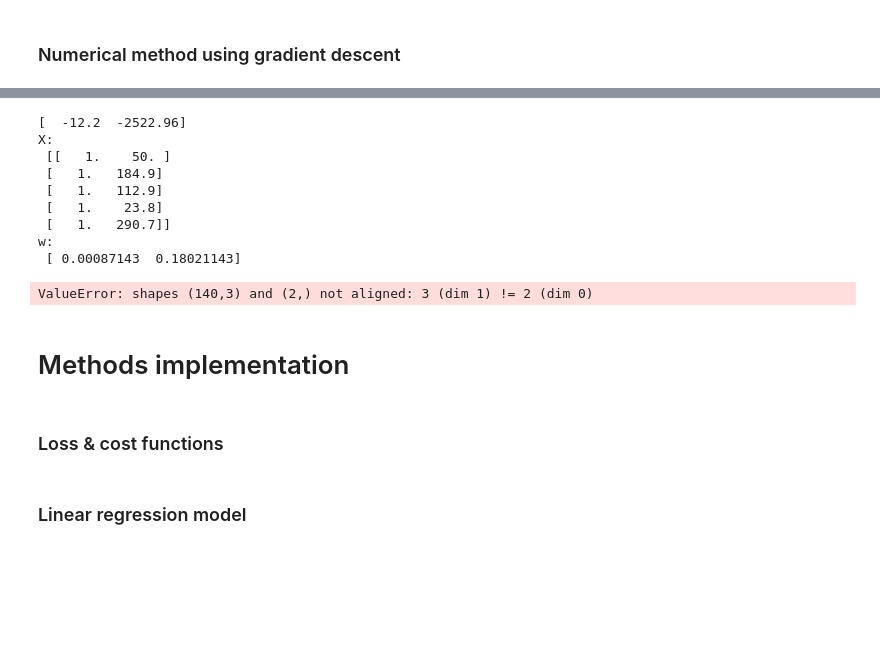
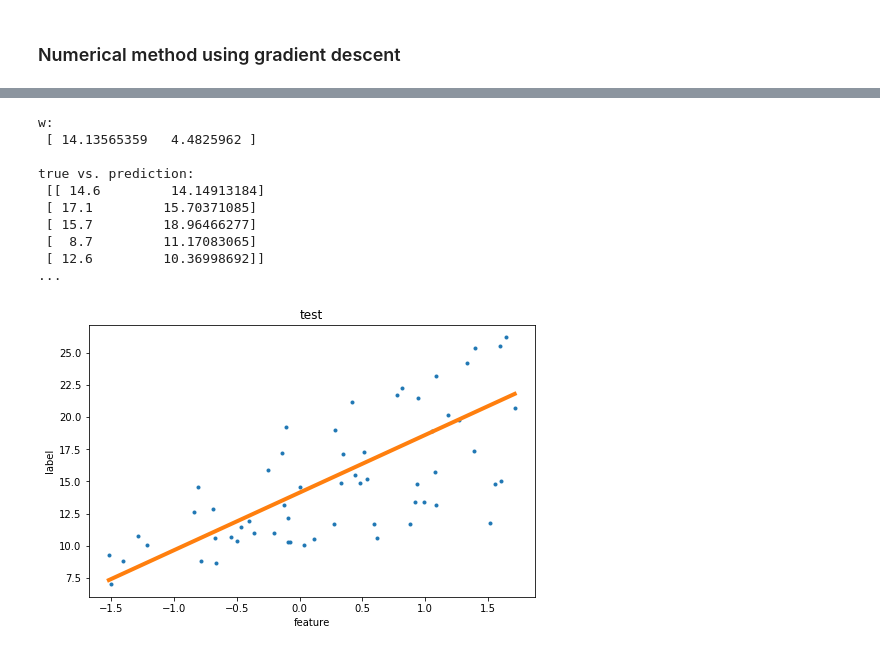
Before and after one commit to Antonyo314/dru-ML-algorithms, a Jupyter notebook: 1. LinearRegression.ipynb, the cells around one changed output, grey strips where cells are left out. Saved outputs shown, nothing was run; the diff lists cells and outputs as text; code cells hidden in the pictures; blank space fills up the shorter version.

```diff
--- a/1. LinearRegression.ipynb
+++ b/1. LinearRegression.ipynb
@@ -152,19 +316,21 @@ ValueError: shapes (140,3) and (2,) not aligned: 3 (dim 1) != 2 (dim 0)
 # %%
 w0 = np.array([1,0])
-w = linear_regression_fit(train_data, train_labels, minimize='st_grad_desc')[0]
-print_and_plot(w,test_labels,linear_regression_prediction(w, test_data))
+w = linear_regression_fit(train_data, train_labels, minimize='scipy_minimize', cost_f='mae')
+
+w.reshape((1,w.shape[0]))
+print_result(w,test_labels,linear_prediction(w, test_data))
+if train_data.shape[1] == 1:
+    #plot_for_one_feature(train_data, train_labels, w, 'train')
+    plot_for_one_feature(test_data, test_labels, w, 'test')
 # %% [output]
-[  -12.2  -2522.96]
-X:
- [[   1.    50. ]
- [   1.   184.9]
- [   1.   112.9]
- [   1.    23.8]
- [   1.   290.7]]
 w:
- [ 0.00087143  0.18021143]
+ [ 14.13565359   4.4825962 ]
+
+true vs. prediction:
+ [[ 14.6         14.14913184]
+ [ 17.1         15.70371085]
+ [ 15.7         18.96466277]
+ [  8.7         11.17083065]
+ [ 12.6         10.36998692]]
+...
-ValueError: shapes (140,3) and (2,) not aligned: 3 (dim 1) != 2 (dim 0)
+[figure, added]
-# %% [markdown]
-# Methods implementation
-# %% [markdown]
-### Loss & cost functions
@@ -198,2 +336,0 @@ def cost_function(w, X, y, loss_f = 'mse'):
-# %% [markdown]
-### Linear regression model
```
Also changed, not shown: parts of 38 cells of this notebook.
